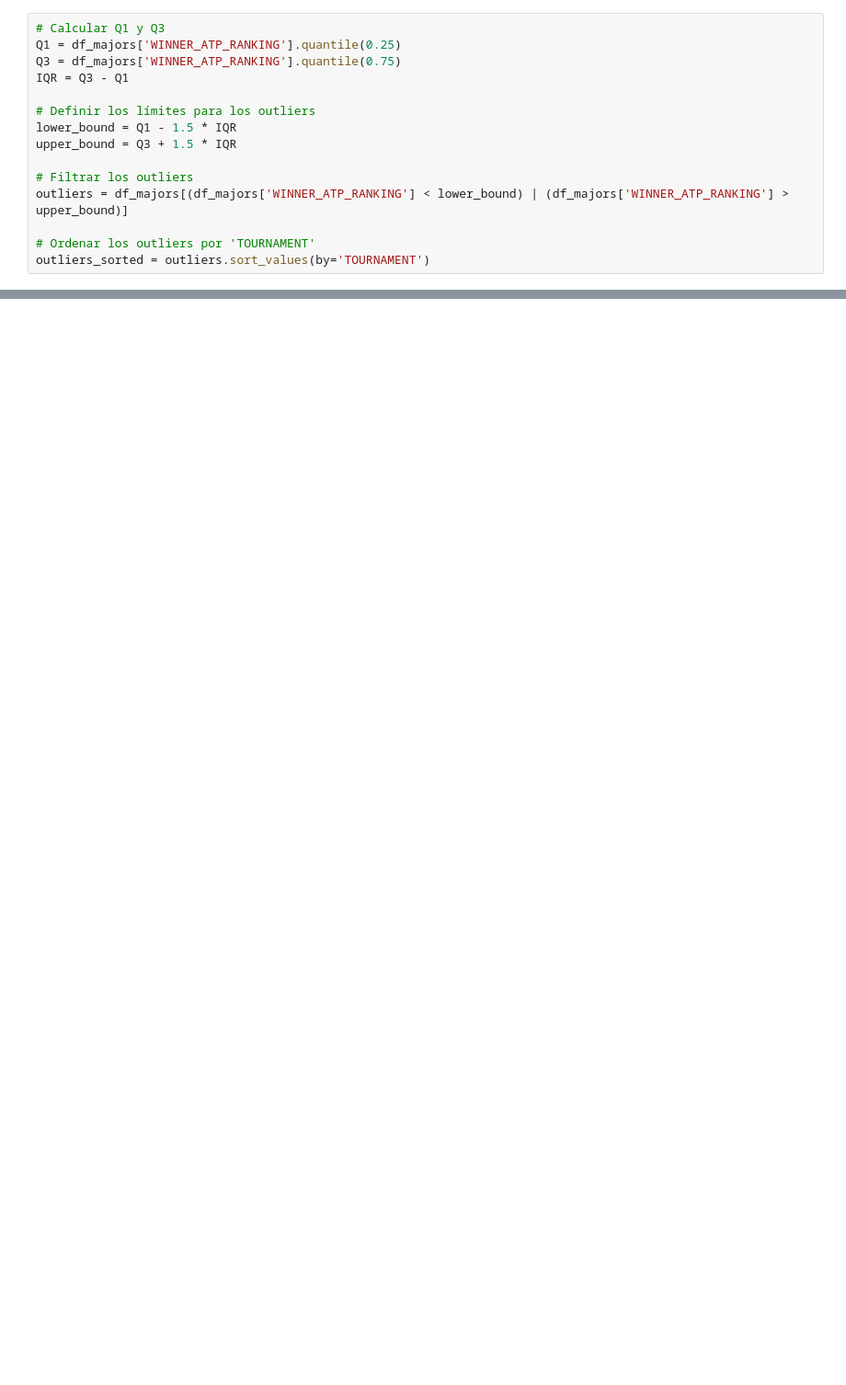
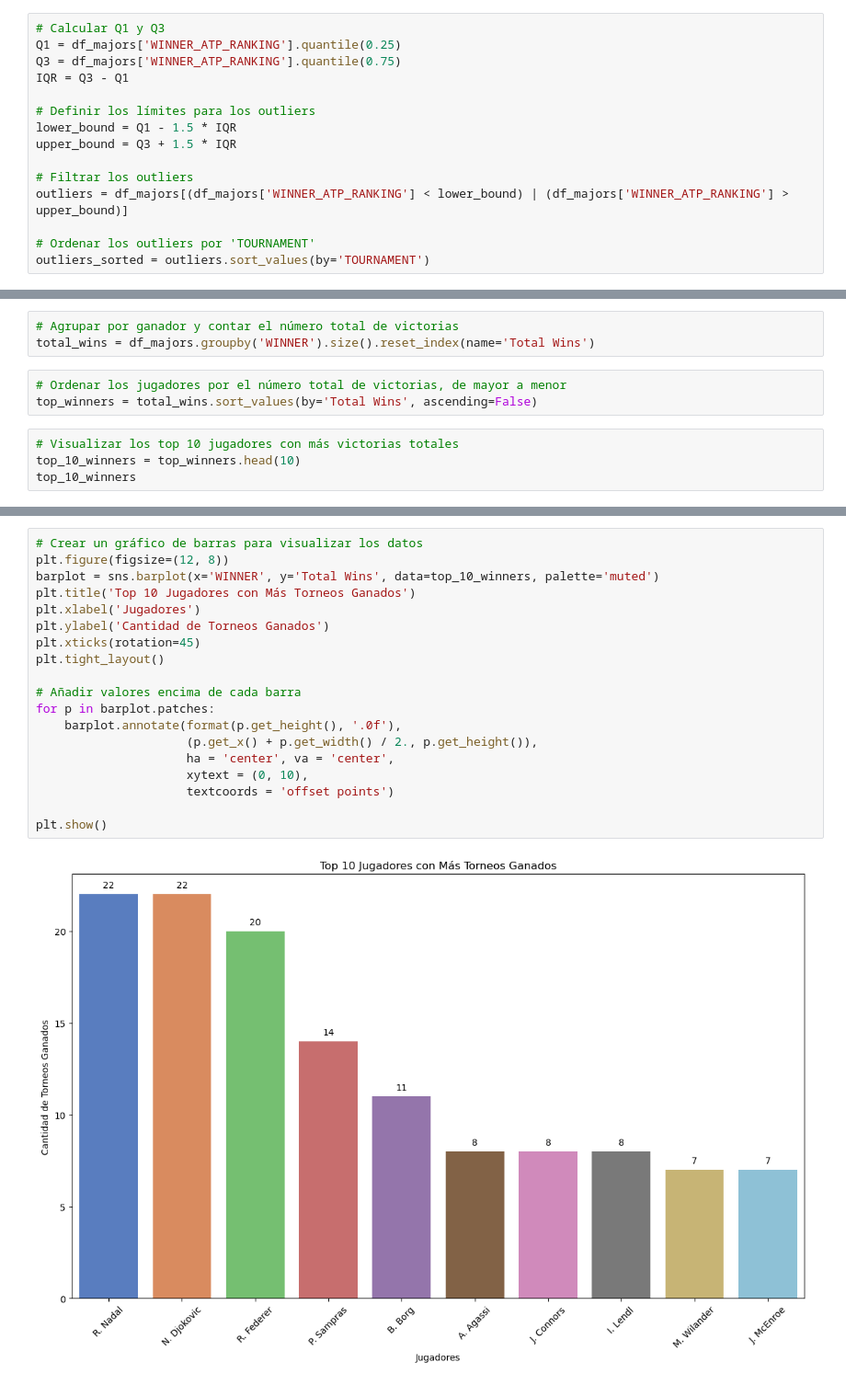
Before and after one commit to Lokhy87/EDA_entrega, a Jupyter notebook: Limpieza.ipynb, the cells around one changed output, grey strips where cells are left out. Shown at 92% size. Drawn from its saved outputs; the diff is of its cells as text; blank space fills up the shorter version.

```diff
--- a/Limpieza.ipynb
+++ b/Limpieza.ipynb
@@ -391,0 +540,10 @@ outliers_sorted
+# %%
+# Agrupar por ganador y contar el número total de victorias
+total_wins = df_majors.groupby('WINNER').size().reset_index(name='Total Wins')
+# %%
+# Ordenar los jugadores por el número total de victorias, de mayor a menor
+top_winners = total_wins.sort_values(by='Total Wins', ascending=False)
+# %%
+# Visualizar los top 10 jugadores con más victorias totales
+top_10_winners = top_winners.head(10)
+top_10_winners
@@ -391,0 +562,21 @@ outliers_sorted
+# %%
+# Crear un gráfico de barras para visualizar los datos
+plt.figure(figsize=(12, 8))
+barplot = sns.barplot(x='WINNER', y='Total Wins', data=top_10_winners, palette='muted')
+plt.title('Top 10 Jugadores con Más Torneos Ganados')
+plt.xlabel('Jugadores')
+plt.ylabel('Cantidad de Torneos Ganados')
+plt.xticks(rotation=45)
+plt.tight_layout()
+
+# Añadir valores encima de cada barra
+for p in barplot.patches:
+    barplot.annotate(format(p.get_height(), '.0f'),
+                     (p.get_x() + p.get_width() / 2., p.get_height()),
+                     ha = 'center', va = 'center',
+                     xytext = (0, 10),
+                     textcoords = 'offset points')
+
+plt.show()
+# %% [output]
+[figure, added]
```
Also changed, not shown: parts of 23 cells of this notebook.
